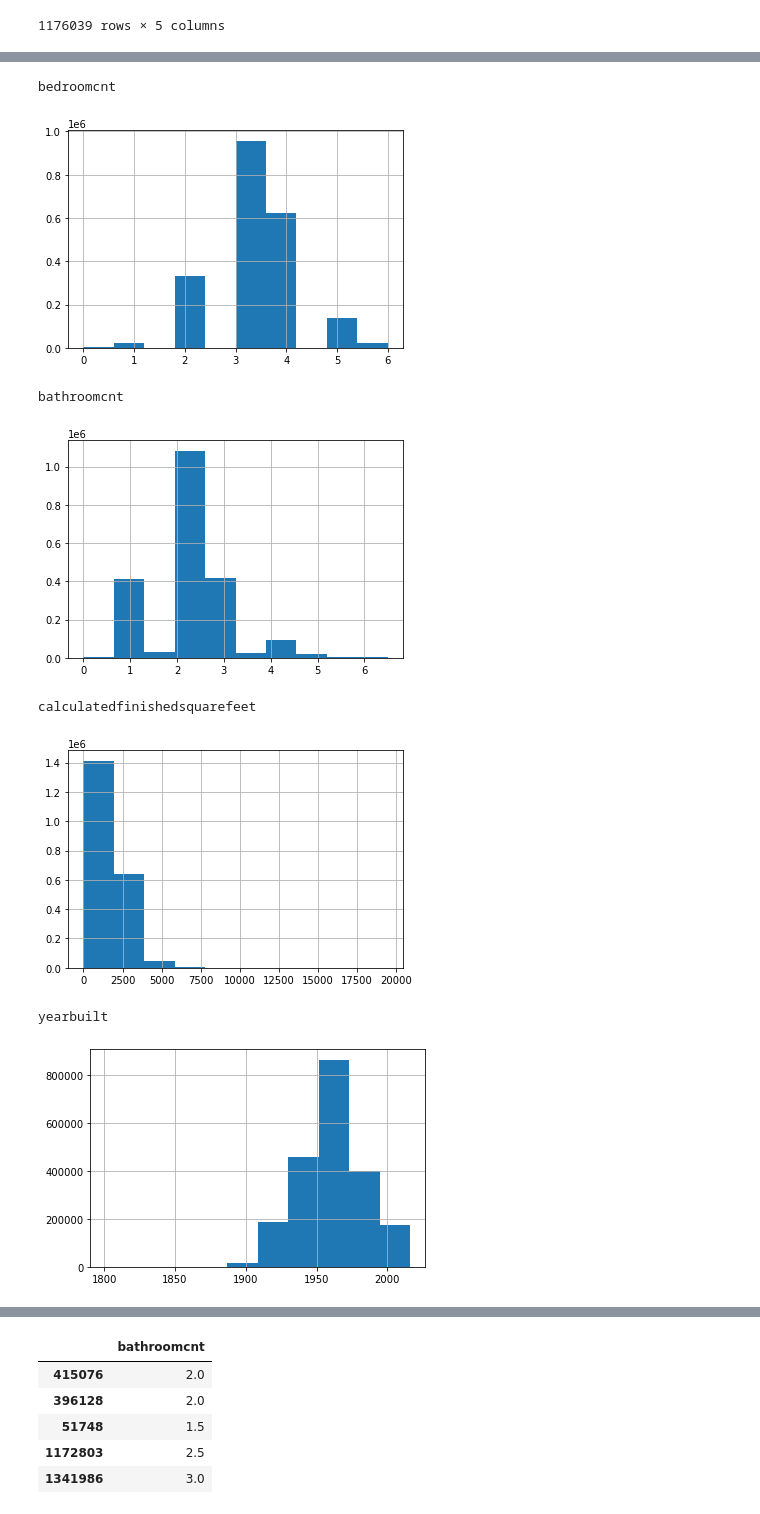
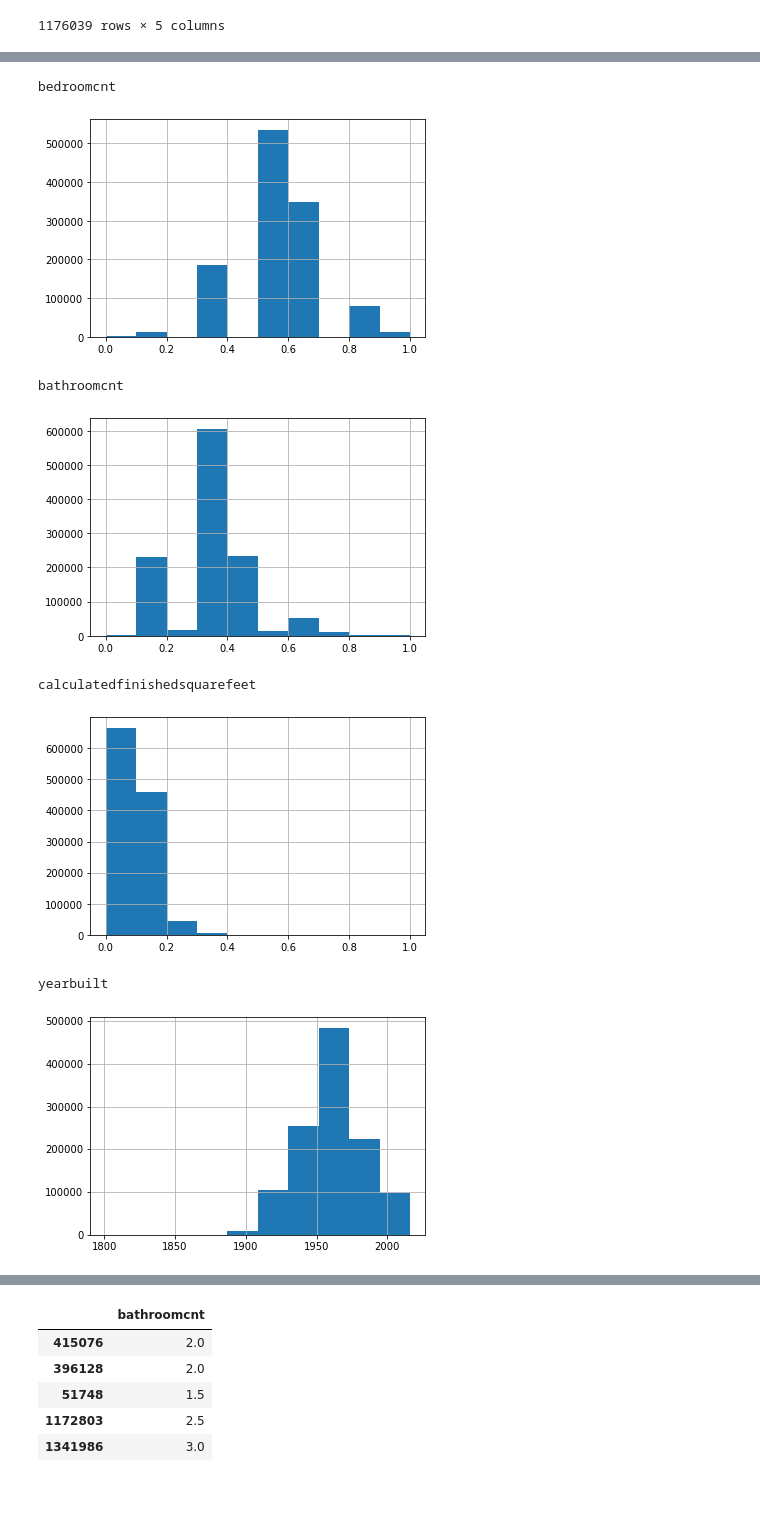
Before and after one commit to Jgardin875/regression_exercises, a Jupyter notebook: scaling.ipynb, the cells around one changed output, grey strips where cells are left out. Cells and saved outputs as stored; diff of their text form; code cells hidden in the pictures.

```diff
--- a/scaling.ipynb
+++ b/scaling.ipynb
@@ -101,15 +105,15 @@ cols_s = list(x_train_s.columns)
 # %%
 for col in cols_s:
     print(col)
-    df[col].hist()
+    x_train_s[col].hist()
     plt.show()
 # %% [output]
 bedroomcnt
-[figure, old version]
+[figure, new version]
 bathroomcnt
-[figure, old version]
+[figure, new version]
 calculatedfinishedsquarefeet
-[figure, old version]
+[figure, new version]
 yearbuilt
-[figure, old version]
+[figure, new version]
 fips
```
Also changed, not shown: parts of 22 cells of this notebook.
